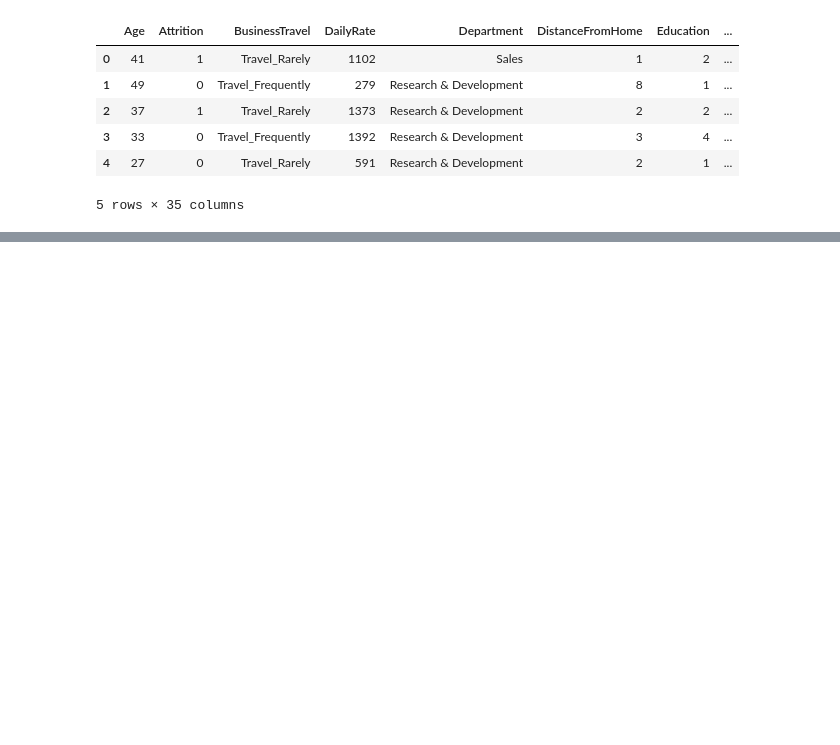
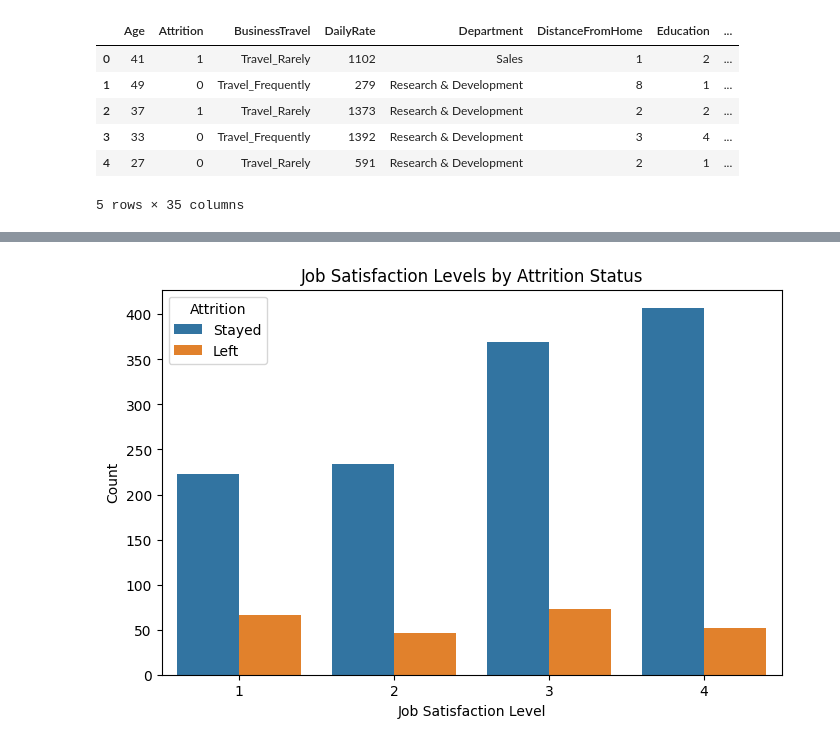
Before and after one commit to KiruluVidhumina/EmployeeAttritionAI, a Jupyter notebook: notebooks/employee_attrition_prediction.ipynb, the cells around one changed output, grey strips where cells are left out. Drawn from its saved outputs; the diff is of its cells as text; code cells hidden in the pictures; blank space fills up the shorter version.

```diff
--- a/notebooks/employee_attrition_prediction.ipynb
+++ b/notebooks/employee_attrition_prediction.ipynb
@@ -87,0 +127,10 @@ plot_attrition_histograms(df)
+# %%
+plt.figure(figsize=(8, 5))
+sns.countplot(data=df, x='JobSatisfaction', hue='Attrition')
+plt.xlabel('Job Satisfaction Level')
+plt.ylabel('Count')
+plt.title('Job Satisfaction Levels by Attrition Status')
+plt.legend(title='Attrition', labels=['Stayed', 'Left'])
+plt.show()
+# %% [output]
+[figure, added]
```
Also changed, not shown: parts of 18 cells of this notebook.
